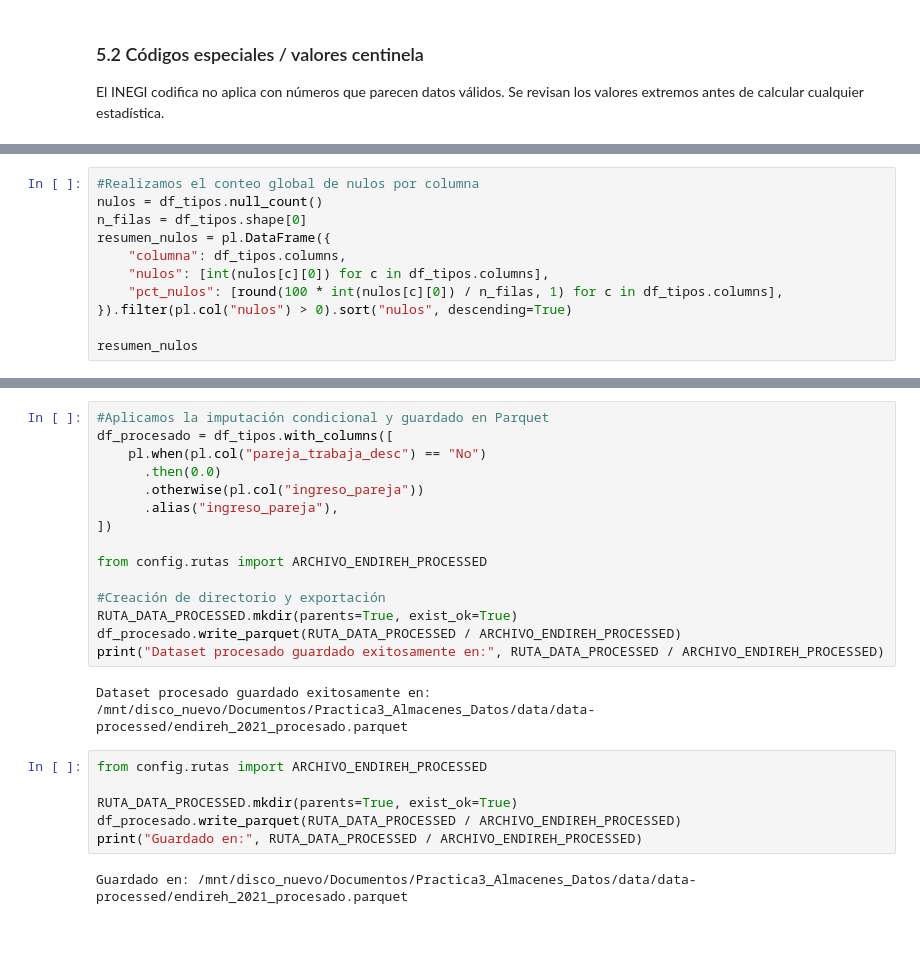
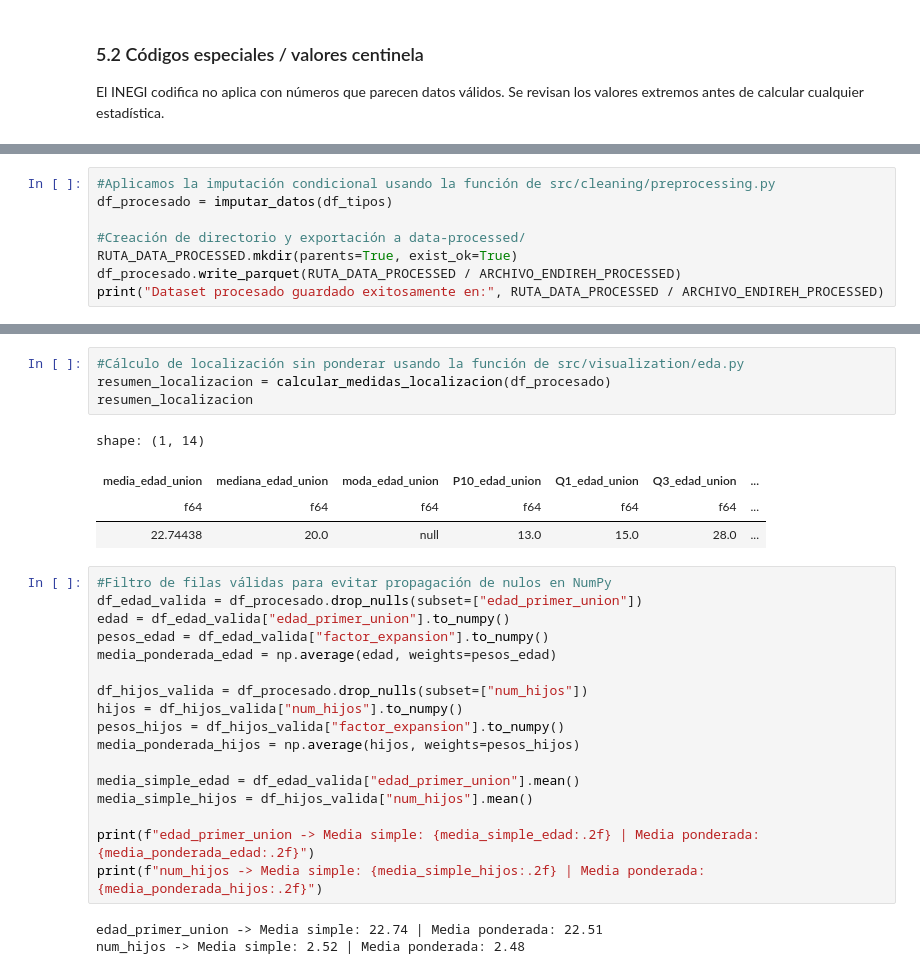
Before and after one commit to ErickLuisJuarez/Practica_Endireh_Almacenes_Datos, a Jupyter notebook: notebooks/endireh_practica3.ipynb, the cells around one changed output, grey strips where cells are left out. Saved outputs shown, nothing was run; the diff lists cells and outputs as text; blank space fills up the shorter version.

```diff
--- a/notebooks/endireh_practica3.ipynb
+++ b/notebooks/endireh_practica3.ipynb
@@ -197,12 +206,9 @@ Se revisa el patrón de cada variable antes de imputar
 # %%
-#Realizamos el conteo global de nulos por columna
-nulos = df_tipos.null_count()
-n_filas = df_tipos.shape[0]
-resumen_nulos = pl.DataFrame({
-    "columna": df_tipos.columns,
-    "nulos": [int(nulos[c][0]) for c in df_tipos.columns],
-    "pct_nulos": [round(100 * int(nulos[c][0]) / n_filas, 1) for c in df_tipos.columns],
-}).filter(pl.col("nulos") > 0).sort("nulos", descending=True)
+#Aplicamos la imputación condicional usando la función de src/cleaning/preprocessing.py
+df_procesado = imputar_datos(df_tipos)
 
-resumen_nulos
+#Creación de directorio y exportación a data-processed/
+RUTA_DATA_PROCESSED.mkdir(parents=True, exist_ok=True)
+df_procesado.write_parquet(RUTA_DATA_PROCESSED / ARCHIVO_ENDIREH_PROCESSED)
+print("Dataset procesado guardado exitosamente en:", RUTA_DATA_PROCESSED / ARCHIVO_ENDIREH_PROCESSED)
 # %% [output]
@@ -248,26 +234,30 @@ cuántos son.
 # %%
-#Aplicamos la imputación condicional y guardado en Parquet
-df_procesado = df_tipos.with_columns([
-    pl.when(pl.col("pareja_trabaja_desc") == "No")
-      .then(0.0)
-      .otherwise(pl.col("ingreso_pareja"))
-      .alias("ingreso_pareja"),
-])
-
-from config.rutas import ARCHIVO_ENDIREH_PROCESSED
-
-#Creación de directorio y exportación
-RUTA_DATA_PROCESSED.mkdir(parents=True, exist_ok=True)
-df_procesado.write_parquet(RUTA_DATA_PROCESSED / ARCHIVO_ENDIREH_PROCESSED)
-print("Dataset procesado guardado exitosamente en:", RUTA_DATA_PROCESSED / ARCHIVO_ENDIREH_PROCESSED)
+#Cálculo de localización sin ponderar usando la función de src/visualization/eda.py
+resumen_localizacion = calcular_medidas_localizacion(df_procesado)
+resumen_localizacion
 # %% [output]
-Dataset procesado guardado exitosamente en: /mnt/disco_nuevo/Documentos/Practica3_Almacenes_Datos/data/data-processed/endireh_2021_procesado.parquet
+shape: (1, 14)
+| media_edad_union | mediana_edad_union | moda_edad_union | P10_edad_union | Q1_edad_union | Q3_edad_union | ... |
+| f64 | f64 | f64 | f64 | f64 | f64 | ... |
+| 22.74438 | 20.0 | null | 13.0 | 15.0 | 28.0 | ... |
 # %%
-from config.rutas import ARCHIVO_ENDIREH_PROCESSED
+#Filtro de filas válidas para evitar propagación de nulos en NumPy
+df_edad_valida = df_procesado.drop_nulls(subset=["edad_primer_union"])
+edad = df_edad_valida["edad_primer_union"].to_numpy()
+pesos_edad = df_edad_valida["factor_expansion"].to_numpy()
+media_ponderada_edad = np.average(edad, weights=pesos_edad)
 
-RUTA_DATA_PROCESSED.mkdir(parents=True, exist_ok=True)
-df_procesado.write_parquet(RUTA_DATA_PROCESSED / ARCHIVO_ENDIREH_PROCESSED)
-print("Guardado en:", RUTA_DATA_PROCESSED / ARCHIVO_ENDIREH_PROCESSED)
+df_hijos_valida = df_procesado.drop_nulls(subset=["num_hijos"])
+hijos = df_hijos_valida["num_hijos"].to_numpy()
+pesos_hijos = df_hijos_valida["factor_expansion"].to_numpy()
+media_ponderada_hijos = np.average(hijos, weights=pesos_hijos)
+
+media_simple_edad = df_edad_valida["edad_primer_union"].mean()
+media_simple_hijos = df_hijos_valida["num_hijos"].mean()
+
+print(f"edad_primer_union -> Media simple: {media_simple_edad:.2f} | Media ponderada: {media_ponderada_edad:.2f}")
+print(f"num_hijos -> Media simple: {media_simple_hijos:.2f} | Media ponderada: {media_ponderada_hijos:.2f}")
 # %% [output]
-Guardado en: /mnt/disco_nuevo/Documentos/Practica3_Almacenes_Datos/data/data-processed/endireh_2021_procesado.parquet
+edad_primer_union -> Media simple: 22.74 | Media ponderada: 22.51
+num_hijos -> Media simple: 2.52 | Media ponderada: 2.48
 # %% [markdown]
```
Also changed, not shown: parts of 26 cells of this notebook, 10 other files.
